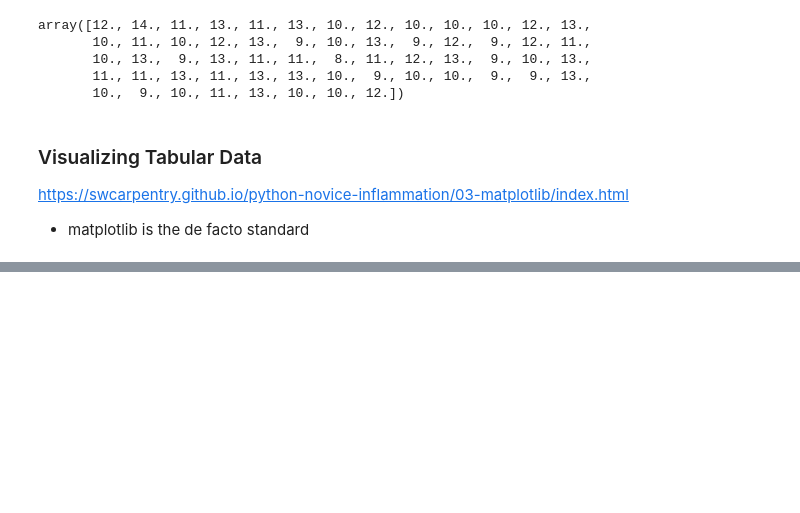
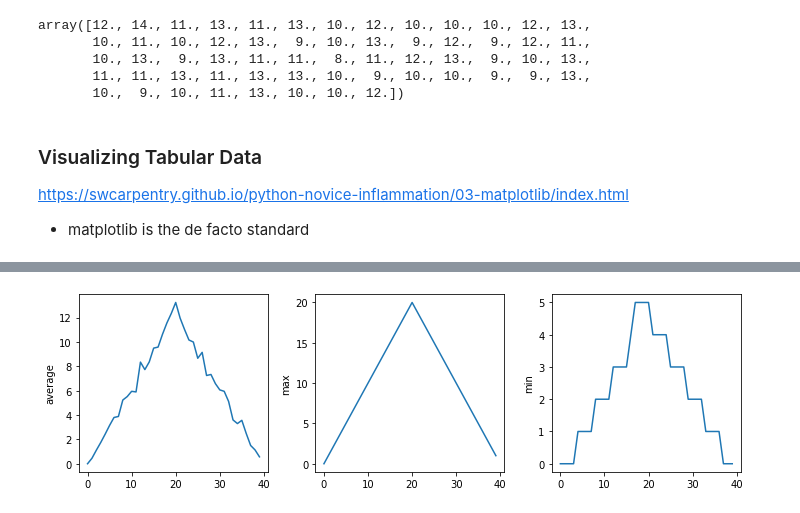
Before and after one commit to sabahzero/PythonPractice, a Jupyter notebook: swc-python/Notebook.ipynb, the cells around one changed output, grey strips where cells are left out. Drawn from its saved outputs; the diff is of its cells as text; code cells hidden in the pictures; blank space fills up the shorter version.

```diff
--- a/swc-python/Notebook.ipynb
+++ b/swc-python/Notebook.ipynb
@@ -487,0 +489,38 @@ matplotlib.pyplot.show() # minimum seems to be a step function
+# %%
+# group similar plots in a single figure using subplots
+
+# the program tells the plotting library how large we want the figure
+# that we’re creating three subplots
+# what to draw for each one
+# and that we want a tight layout
+
+# function matplotlib.pyplot.figure() creates space to place all plots
+# parameter figsize tells Python how big to make this space
+fig = matplotlib.pyplot.figure(figsize=(10.0, 3.0))
+
+# Each subplot is placed into the figure using its add_subplot
+# Each subplot is stored in a different variable (axes1, axes2, axes3)
+# The add_subplot method takes 3 parameters
+# first denotes how many total rows of subplots there are
+# second parameter refers to the total number of subplot columns
+# final denotes which subplot variable (left-to-right, top-to-bottom)
+axes1 = fig.add_subplot(1, 3, 1)
+axes2 = fig.add_subplot(1, 3, 2)
+axes3 = fig.add_subplot(1, 3, 3)
+
+# the axes can be titled using the set_xlabel() command (or set_ylabel())
+axes1.set_ylabel('average')
+axes1.plot(numpy.mean(data, axis=0))
+
+axes2.set_ylabel('max')
+axes2.plot(numpy.max(data, axis=0))
+
+axes3.set_ylabel('min')
+axes3.plot(numpy.min(data, axis=0))
+
+fig.tight_layout()
+
+matplotlib.pyplot.savefig('inflammation.png') # stores as graphics file
+matplotlib.pyplot.show() # Here are our three plots side by side
+# %% [output]
+[figure, added]
```
Also changed, not shown: parts of 8 cells of this notebook, 1 other file.
